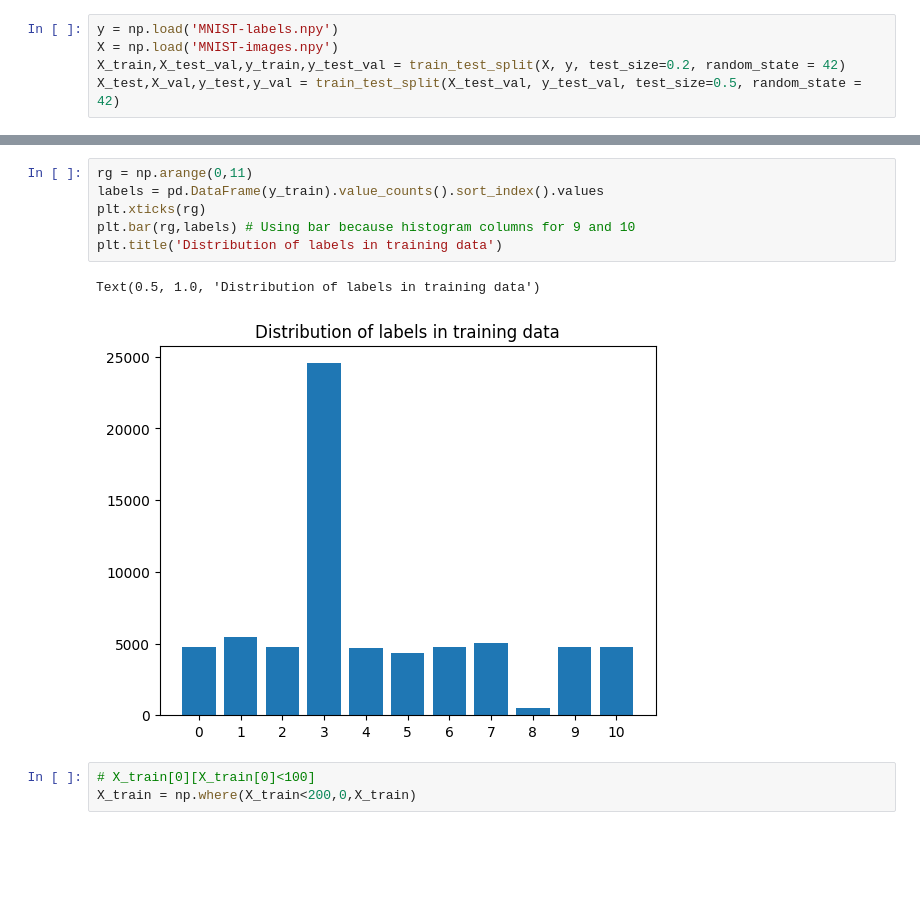
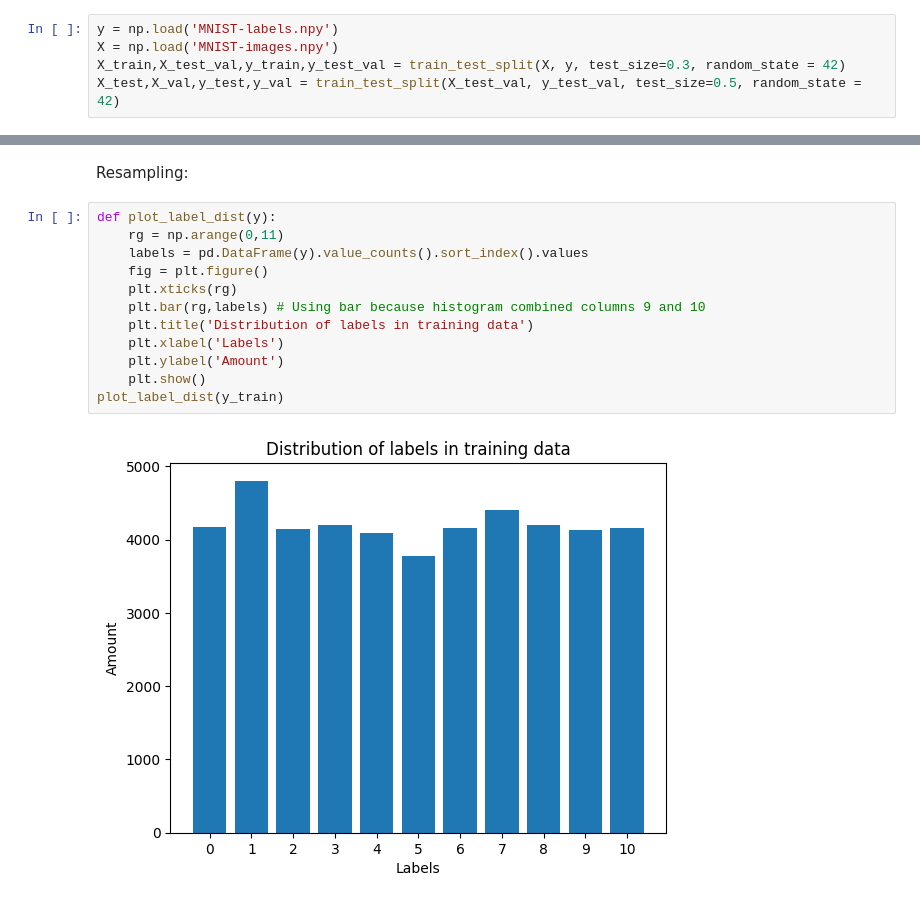
Before and after one commit to SigurdTorsnes/Digit-recognizer, a Jupyter notebook: Data_exploration.ipynb, the cells around one changed output, grey strips where cells are left out. Saved outputs shown, nothing was run; the diff lists cells and outputs as text; blank space fills up the shorter version.

```diff
--- a/Data_exploration.ipynb
+++ b/Data_exploration.ipynb
@@ -9,5 +10,5 @@ from sklearn import metrics
 # %%
 y = np.load('MNIST-labels.npy')
 X = np.load('MNIST-images.npy')
-X_train,X_test_val,y_train,y_test_val = train_test_split(X, y, test_size=0.2, random_state = 42)
+X_train,X_test_val,y_train,y_test_val = train_test_split(X, y, test_size=0.3, random_state = 42)
 X_test,X_val,y_test,y_val = train_test_split(X_test_val, y_test_val, test_size=0.5, random_state = 42)
@@ -14,12 +65,16 @@ X_test,X_val,y_test,y_val = train_test_split(X_test_val, y_test_val, test_size=0
+# %% [markdown]
+Resampling:
 # %%
-rg = np.arange(0,11)
-labels = pd.DataFrame(y_train).value_counts().sort_index().values
-plt.xticks(rg)
-plt.bar(rg,labels) # Using bar because histogram columns for 9 and 10
-plt.title('Distribution of labels in training data')
+def plot_label_dist(y):
+    rg = np.arange(0,11)
+    labels = pd.DataFrame(y).value_counts().sort_index().values
+    fig = plt.figure()
+    plt.xticks(rg)
+    plt.bar(rg,labels) # Using bar because histogram combined columns 9 and 10
+    plt.title('Distribution of labels in training data')
+    plt.xlabel('Labels')
+    plt.ylabel('Amount')
+    plt.show()
+plot_label_dist(y_train)
 # %% [output]
-Text(0.5, 1.0, 'Distribution of labels in training data')
-[figure, old version]
+[figure, new version]
-# %%
-# X_train[0][X_train[0]<100]
-X_train = np.where(X_train<200,0,X_train)
```
Also changed, not shown: parts of 9 cells of this notebook, 1 other file.
